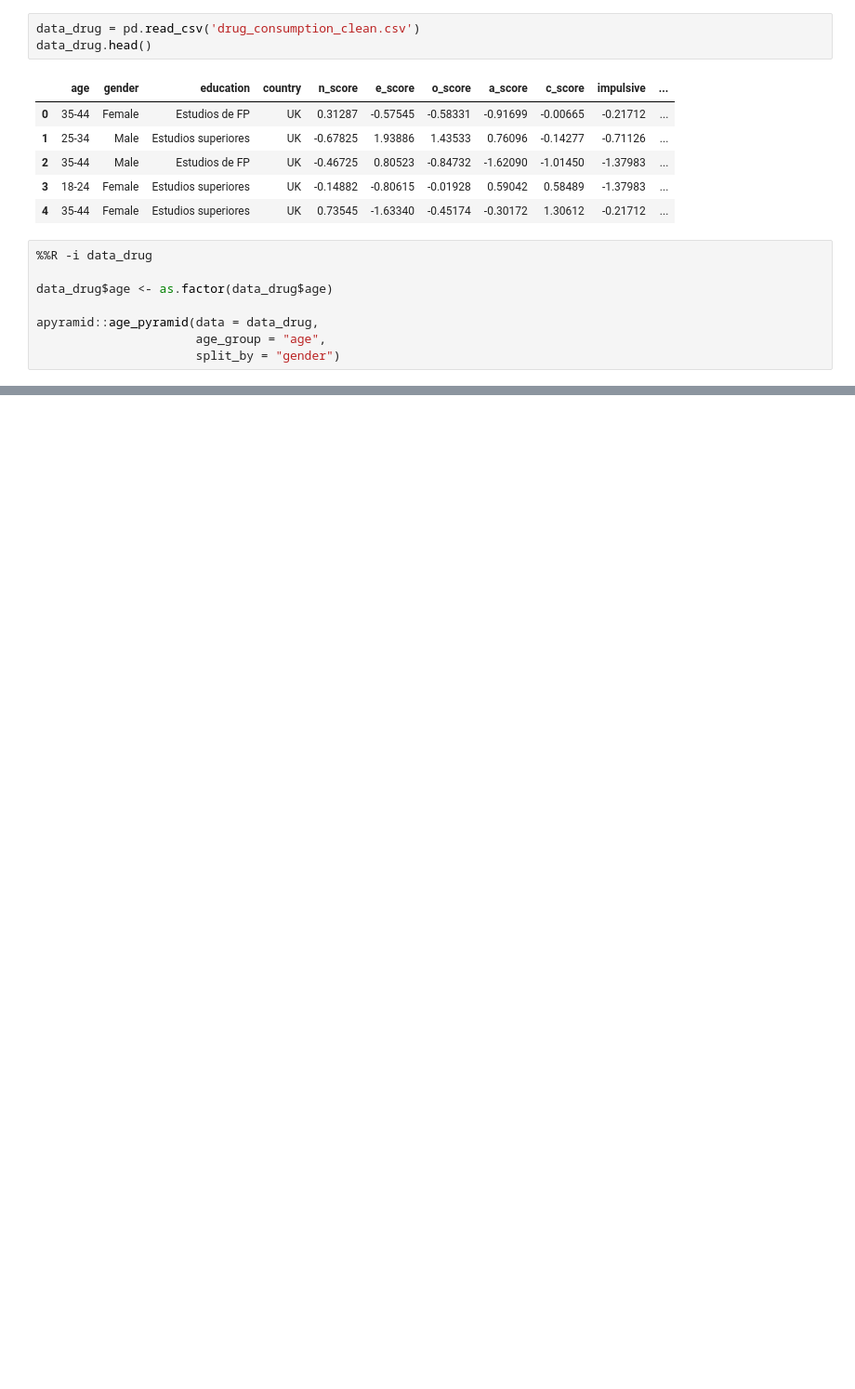
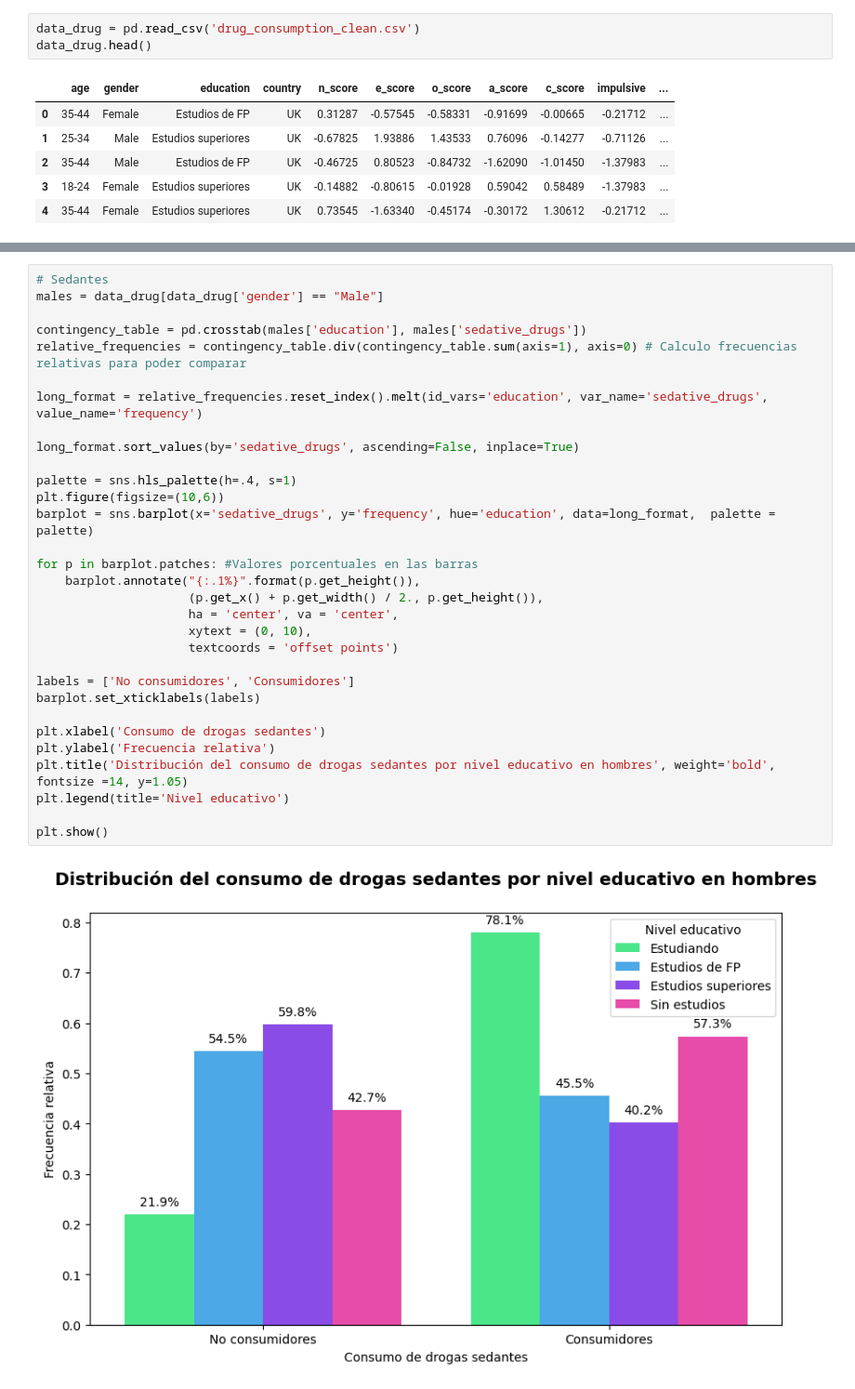
Before and after one commit to manularrea/Group_Projects_Afi, a Jupyter notebook: entrega_1/code/visualizations.ipynb, the cells around one changed output, grey strips where cells are left out. Shown at 93% size. Drawn from its saved outputs; the diff is of its cells as text; blank space fills up the shorter version.

```diff
--- a/entrega_1/code/visualizations.ipynb
+++ b/entrega_1/code/visualizations.ipynb
@@ -19,11 +15,3 @@ data_drug.head()
 | 2 | 35-44 | Male | Estudios de FP | UK | -0.46725 | 0.80523 | -0.84732 | -1.62090 | -1.01450 | -1.37983 | ... |
 | 3 | 18-24 | Female | Estudios superiores | UK | -0.14882 | -0.80615 | -0.01928 | 0.59042 | 0.58489 | -1.37983 | ... |
 | 4 | 35-44 | Female | Estudios superiores | UK | 0.73545 | -1.63340 | -0.45174 | -0.30172 | 1.30612 | -0.21712 | ... |
-# %%
-%%R -i data_drug
-
-data_drug$age <- as.factor(data_drug$age)
-
-apyramid::age_pyramid(data = data_drug,
-                      age_group = "age",
-                      split_by = "gender")
@@ -175,0 +132,33 @@ fig.show()
+# %%
+# Sedantes
+males = data_drug[data_drug['gender'] == "Male"]
+
+contingency_table = pd.crosstab(males['education'], males['sedative_drugs'])
+relative_frequencies = contingency_table.div(contingency_table.sum(axis=1), axis=0) # Calculo frecuencias relativas para poder comparar
+
+long_format = relative_frequencies.reset_index().melt(id_vars='education', var_name='sedative_drugs', value_name='frequency')
+
+long_format.sort_values(by='sedative_drugs', ascending=False, inplace=True)
+
+palette = sns.hls_palette(h=.4, s=1)
+plt.figure(figsize=(10,6))
+barplot = sns.barplot(x='sedative_drugs', y='frequency', hue='education', data=long_format,  palette = palette)
+
+for p in barplot.patches: #Valores porcentuales en las barras
+    barplot.annotate("{:.1%}".format(p.get_height()),
+                     (p.get_x() + p.get_width() / 2., p.get_height()),
+                     ha = 'center', va = 'center',
+                     xytext = (0, 10),
+                     textcoords = 'offset points')
+
+labels = ['No consumidores', 'Consumidores']
+barplot.set_xticklabels(labels)
+
+plt.xlabel('Consumo de drogas sedantes')
+plt.ylabel('Frecuencia relativa')
+plt.title('Distribución del consumo de drogas sedantes por nivel educativo en hombres', weight='bold', fontsize =14, y=1.05)
+plt.legend(title='Nivel educativo')
+
+plt.show()
+# %% [output]
+[figure, added]
```
Also changed, not shown: parts of 26 cells of this notebook.
